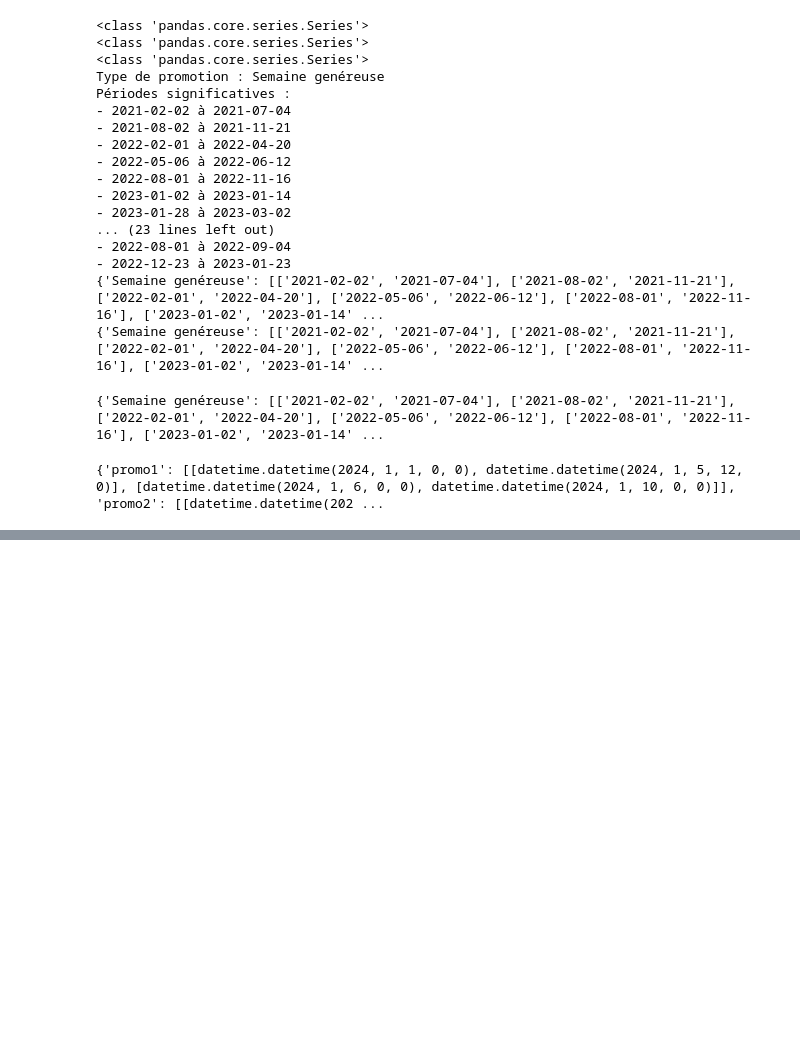
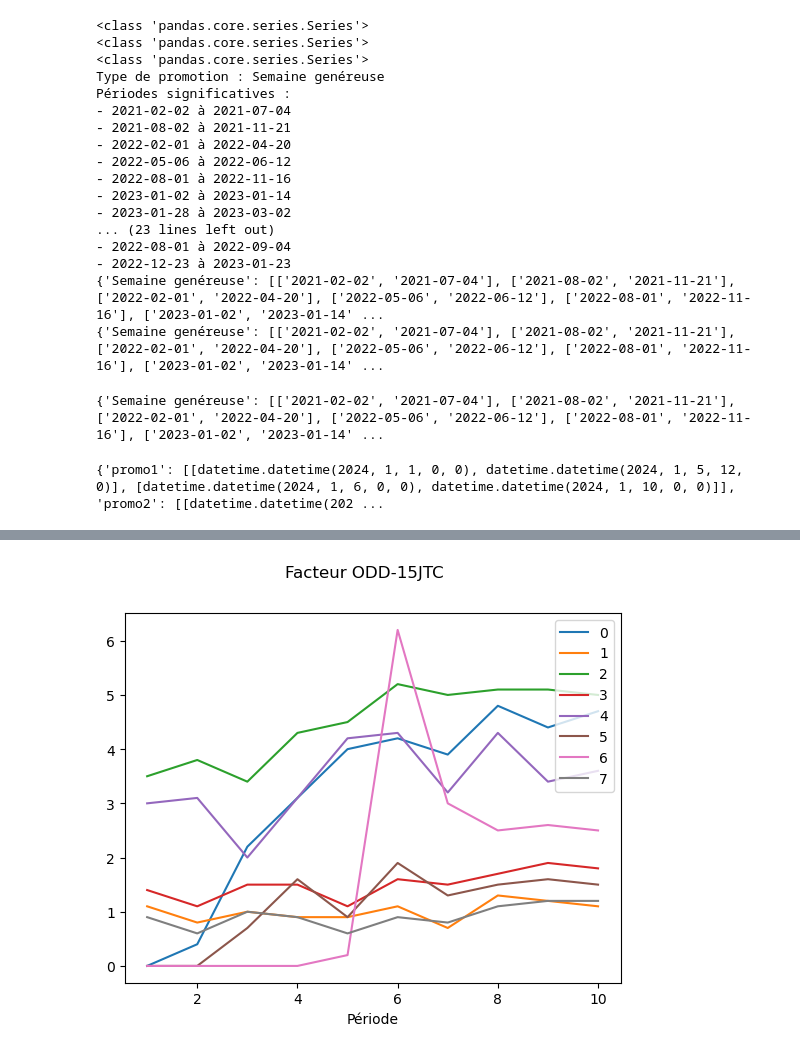
Before and after one commit to Statapp-CANAL/Statapp-CANAL, a Jupyter notebook: Data_operations/clement(1).ipynb, the cells around one changed output, grey strips where cells are left out. Drawn from its saved outputs; the diff is of its cells as text; code cells hidden in the pictures; blank space fills up the shorter version.

```diff
--- a/Data_operations/clement(1).ipynb
+++ b/Data_operations/clement(1).ipynb
@@ -1512,0 +1513,29 @@ Name: Facteur d'abonnement pour ODD 15 jours TC sur la période 10, dtype: float
+# %%
+"""Trace les courbes de taux d'abonnement pour chaque cluster."""
+for cluster in range(0, 8, 1):
+    X = list(range(1, 11, 1))
+    list_columns = [f"Facteur ODD-15JTC Periode {i}" for i in X]
+    Y = [dataset_cluster_explanations_shortened.iloc[cluster, dataset_cluster_explanations_shortened.columns.get_loc(column)] for column in list_columns]
+    plt.plot(X, Y, label = cluster)
+
+# Ajouter un titre global et un label pour l'axe x
+plt.xlabel("Période")
+plt.suptitle("Facteur ODD-15JTC")
+plt.legend(loc='upper right')
+
+# Enregistrer la figure dans un fichier
+nom_fichier_temporaire = 'Facteur ODD-15JTC.png'
+plt.savefig(nom_fichier_temporaire)
+
+# Enregistrer le fichier temporaire sur S3
+with fs.open(BUCKET + 'Periodes revues/' + nom_fichier_temporaire, mode='wb') as file_out:
+    with open(nom_fichier_temporaire, 'rb') as temp_file:
+        file_out.write(temp_file.read())
+
+# Supprimer le fichier temporaire
+os.remove(nom_fichier_temporaire)
+
+# Afficher le graphe
+plt.show()
+# %% [output]
+[figure, added]
```
Also changed, not shown: parts of 2 cells of this notebook, 1 other file.
